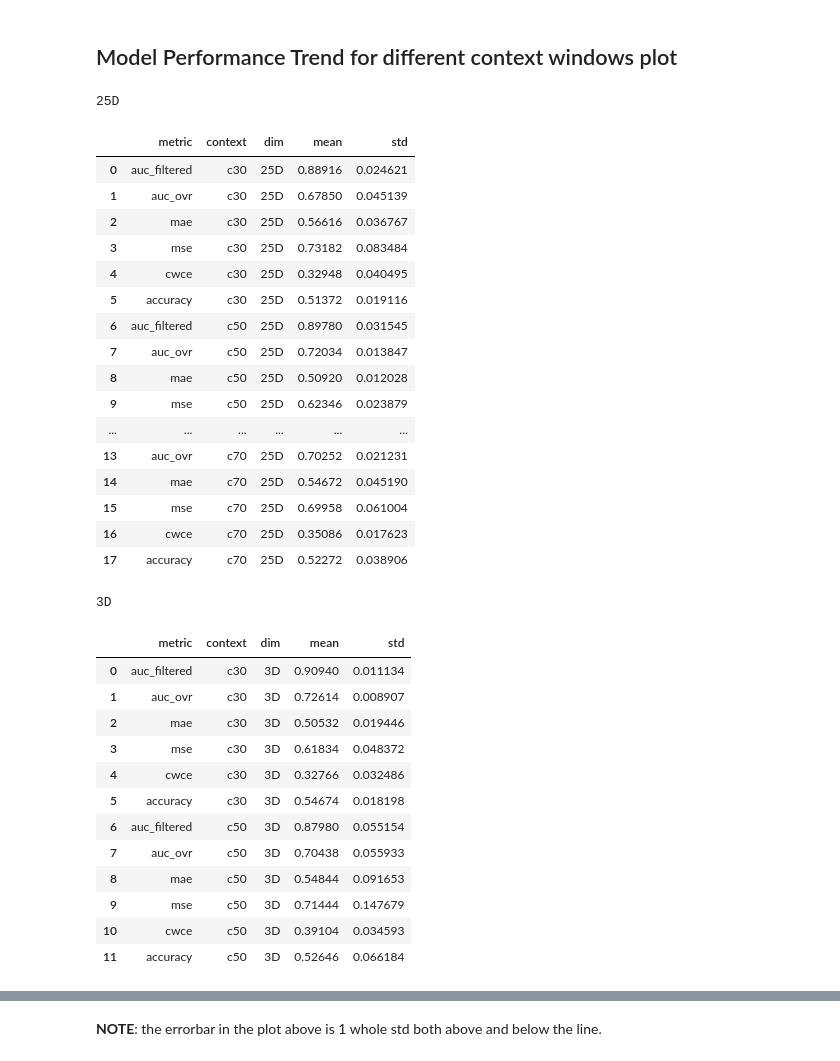
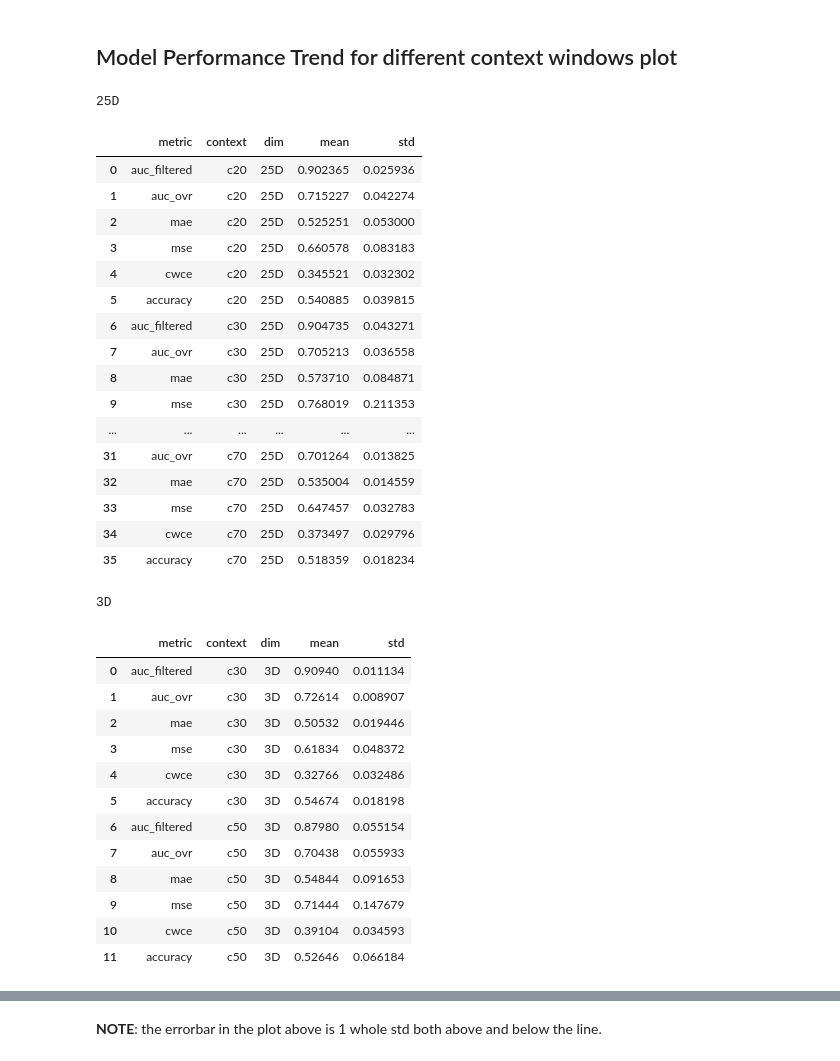
Before and after one commit to maxADeVisser/master_thesis, a Jupyter notebook: report/plots.ipynb, the cells around one changed output, grey strips where cells are left out. Saved outputs shown, nothing was run; the diff lists cells and outputs as text; code cells hidden in the pictures.

```diff
--- a/report/plots.ipynb
+++ b/report/plots.ipynb
@@ -85,6 +111,7 @@ import os
 import numpy as np
 import pandas as pd
 import matplotlib.pyplot as plt
+import seaborn as sns
 
 
 
@@ -126,52 +153,55 @@ def get_results_df(experiment_ids: list[str]) -> pd.DataFrame:
             all_fold_results["mse"].append(val_mse)
             all_fold_results["cwce"].append(val_cwce)
             all_fold_results["accuracy"].append(val_accuracy)
 
         agg_results = {}
         for k, v in all_fold_results.items():
             agg_results[k] = context, dimensionality, np.mean(v), np.std(v)
 
         results_df = pd.DataFrame.from_dict(agg_results, orient="index", columns=["context", "dim", "mean", "std"])
         dataframes.append(results_df)
 
     results_df = pd.concat(dataframes).reset_index().rename(columns={"index": "metric"})
     return results_df
 
 experiments_25D = [
-    "c30_25D_1911_0928",
-    "c50_25D_1911_1125",
-    "c70_25D_1911_1411",
+    "c20_25D_2411_1631",
+    "c30_25D_2411_1543",
+    "c40_25D_2411_1640",
+    "c50_25D_2411_1812",
+    "c60_25D_2411_1641",
+    "c70_25D_2411_1705",
 ]
 experiments_3D = [
     "c30_3D_1711_1513",
     "c50_3D_1711_2149",
 ]
 
 agg_results_25D = get_results_df(experiments_25D)
 agg_results_3D = get_results_df(experiments_3D)
 print("25D")
 display(agg_results_25D)
 print("3D")
 display(agg_results_3D)
 # %% [output]
 25D
 |  | metric | context | dim | mean | std |
-| 0 | auc_filtered | c30 | 25D | 0.88916 | 0.024621 |
-| 1 | auc_ovr | c30 | 25D | 0.67850 | 0.045139 |
-| 2 | mae | c30 | 25D | 0.56616 | 0.036767 |
-| 3 | mse | c30 | 25D | 0.73182 | 0.083484 |
-| 4 | cwce | c30 | 25D | 0.32948 | 0.040495 |
-| 5 | accuracy | c30 | 25D | 0.51372 | 0.019116 |
-| 6 | auc_filtered | c50 | 25D | 0.89780 | 0.031545 |
-| 7 | auc_ovr | c50 | 25D | 0.72034 | 0.013847 |
-| 8 | mae | c50 | 25D | 0.50920 | 0.012028 |
-| 9 | mse | c50 | 25D | 0.62346 | 0.023879 |
+| 0 | auc_filtered | c20 | 25D | 0.902365 | 0.025936 |
+| 1 | auc_ovr | c20 | 25D | 0.715227 | 0.042274 |
+| 2 | mae | c20 | 25D | 0.525251 | 0.053000 |
+| 3 | mse | c20 | 25D | 0.660578 | 0.083183 |
+| 4 | cwce | c20 | 25D | 0.345521 | 0.032302 |
+| 5 | accuracy | c20 | 25D | 0.540885 | 0.039815 |
+| 6 | auc_filtered | c30 | 25D | 0.904735 | 0.043271 |
+| 7 | auc_ovr | c30 | 25D | 0.705213 | 0.036558 |
+| 8 | mae | c30 | 25D | 0.573710 | 0.084871 |
+| 9 | mse | c30 | 25D | 0.768019 | 0.211353 |
 | ... | ... | ... | ... | ... | ... |
-| 13 | auc_ovr | c70 | 25D | 0.70252 | 0.021231 |
-| 14 | mae | c70 | 25D | 0.54672 | 0.045190 |
-| 15 | mse | c70 | 25D | 0.69958 | 0.061004 |
-| 16 | cwce | c70 | 25D | 0.35086 | 0.017623 |
-| 17 | accuracy | c70 | 25D | 0.52272 | 0.038906 |
+| 31 | auc_ovr | c70 | 25D | 0.701264 | 0.013825 |
+| 32 | mae | c70 | 25D | 0.535004 | 0.014559 |
+| 33 | mse | c70 | 25D | 0.647457 | 0.032783 |
+| 34 | cwce | c70 | 25D | 0.373497 | 0.029796 |
+| 35 | accuracy | c70 | 25D | 0.518359 | 0.018234 |
 3D
 |  | metric | context | dim | mean | std |
 | 0 | auc_filtered | c30 | 3D | 0.90940 | 0.011134 |
```
Also changed, not shown: parts of 3 cells of this notebook.
